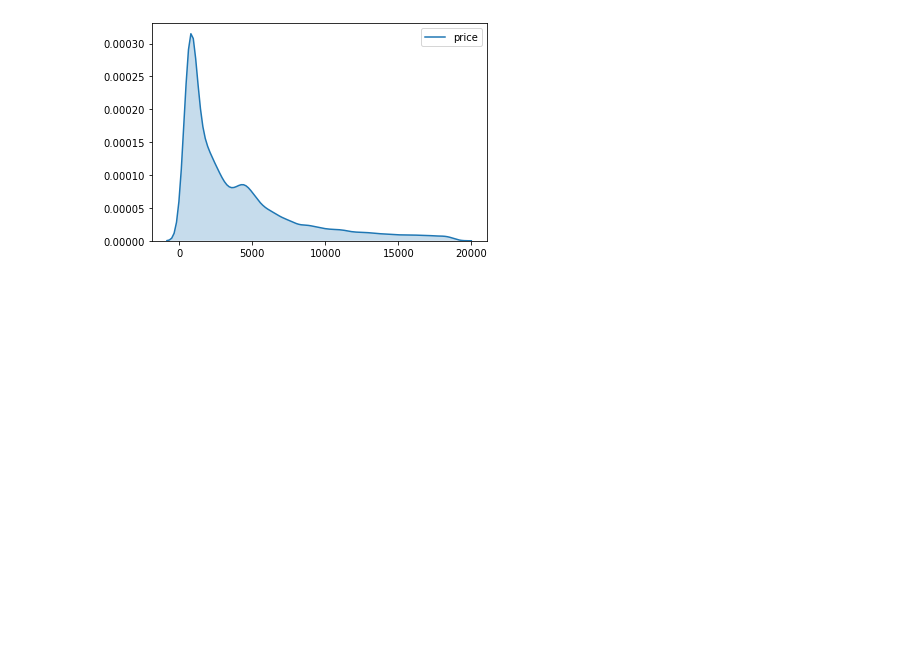
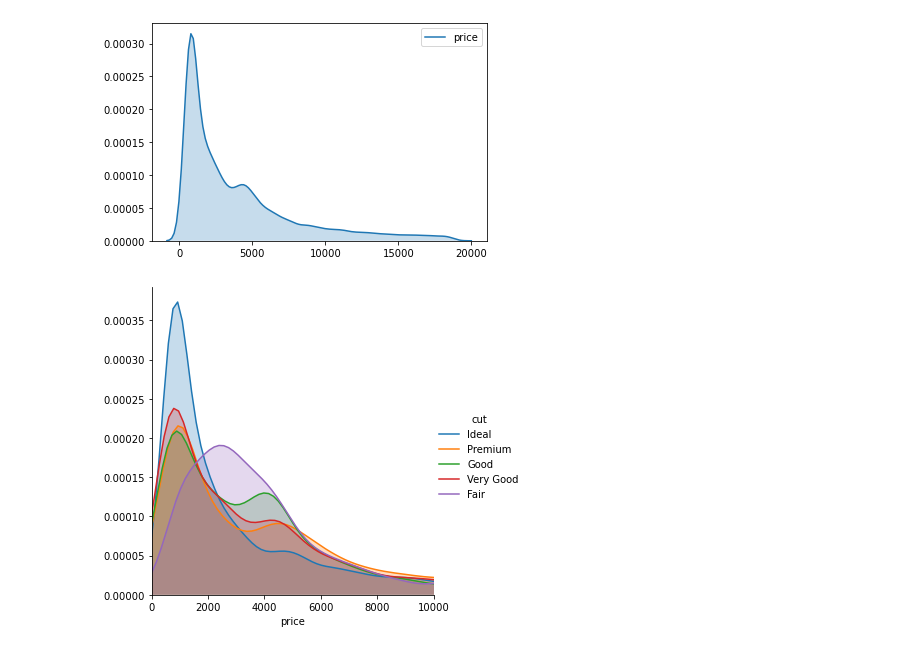
Before and after one commit to enesbatiny/Veri_Gorsellestirme, a Jupyter notebook: histogram_density.ipynb, the cells around one changed output. Cells and saved outputs as stored; diff of their text form; code cells hidden in the pictures; blank space fills up the shorter version.

```diff
--- a/histogram_density.ipynb
+++ b/histogram_density.ipynb
@@ -54,3 +54,16 @@ sns.kdeplot(df.price, shade = True);
 # %% [output]
 <matplotlib.axes._subplots.AxesSubplot at 0x...>
 [figure]
+# %%
+(sns
+ .FacetGrid(df,
+              hue = "cut",
+              height = 5,
+              xlim = (0,10000),
+
+              )
+.map(sns.kdeplot, "price",shade = True )
+.add_legend()
+);
+# %% [output]
+[figure, added]
```
Also changed, not shown: parts of 1 cell of this notebook.
